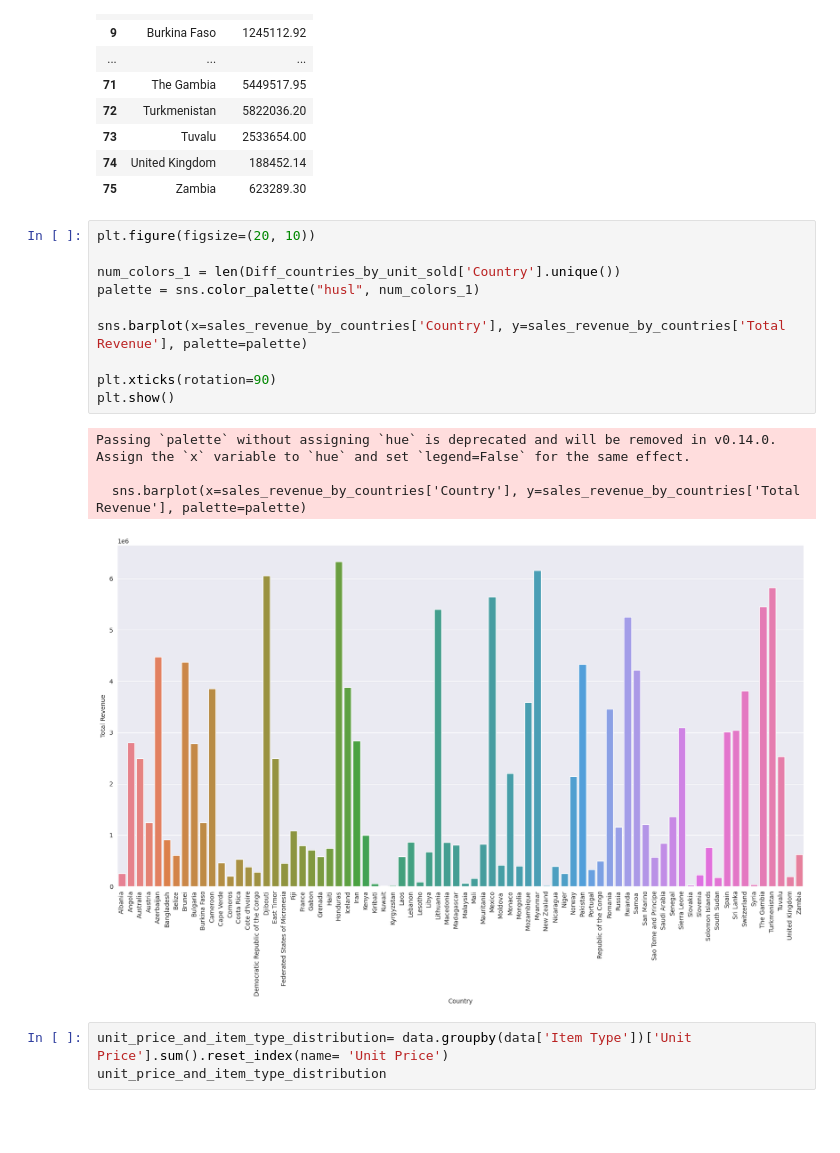
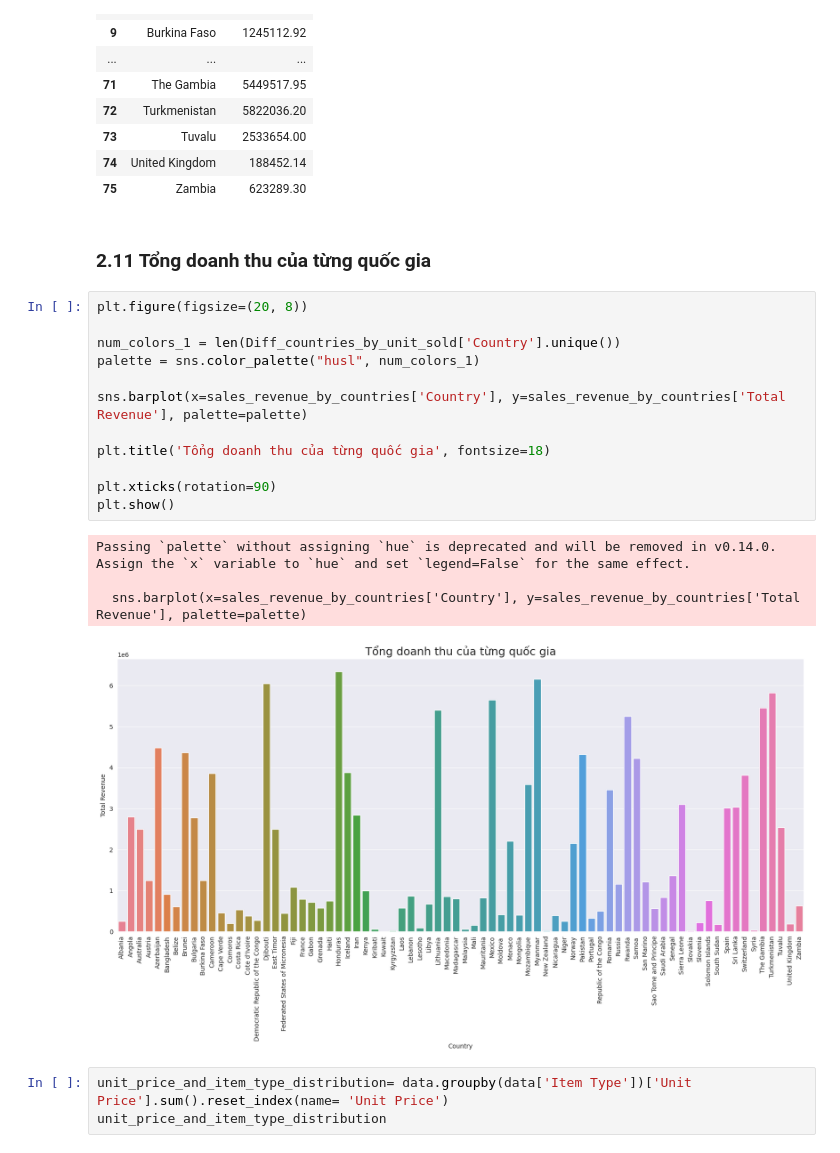
Before and after one commit to KhanhChinh12/BigData_Group6, a Jupyter notebook: Amazon_Sales_Big_Data_(N04)_Group_6.ipynb, the cells around one changed output. Cells and saved outputs as stored; diff of their text form; blank space fills up the shorter version.

```diff
--- a/Amazon_Sales_Big_Data_(N04)_Group_6.ipynb
+++ b/Amazon_Sales_Big_Data_(N04)_Group_6.ipynb
@@ -528,21 +562,25 @@ sales_revenue_by_countries
 | 73 | Tuvalu | 2533654.00 |
 | 74 | United Kingdom | 188452.14 |
 | 75 | Zambia | 623289.30 |
+# %% [markdown]
+### 2.11 Tổng doanh thu của từng quốc gia
 # %%
-plt.figure(figsize=(20, 10))
+plt.figure(figsize=(20, 8))
 
 num_colors_1 = len(Diff_countries_by_unit_sold['Country'].unique())
 palette = sns.color_palette("husl", num_colors_1)
 
 sns.barplot(x=sales_revenue_by_countries['Country'], y=sales_revenue_by_countries['Total Revenue'], palette=palette)
 
+plt.title('Tổng doanh thu của từng quốc gia', fontsize=18)
+
 plt.xticks(rotation=90)
 plt.show()
 # %% [output]
 Passing `palette` without assigning `hue` is deprecated and will be removed in v0.14.0. Assign the `x` variable to `hue` and set `legend=False` for the same effect.
 
   sns.barplot(x=sales_revenue_by_countries['Country'], y=sales_revenue_by_countries['Total Revenue'], palette=palette)
-[figure, old version]
+[figure, new version]
 # %%
 unit_price_and_item_type_distribution= data.groupby(data['Item Type'])['Unit Price'].sum().reset_index(name= 'Unit Price')
 unit_price_and_item_type_distribution
```
Also changed, not shown: parts of 38 cells of this notebook.
